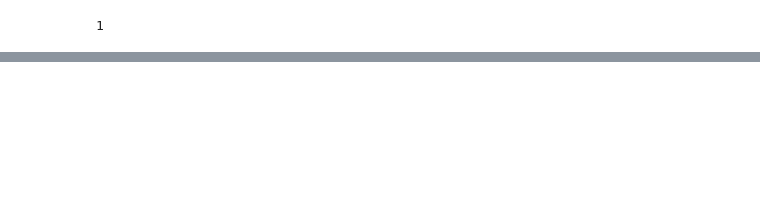
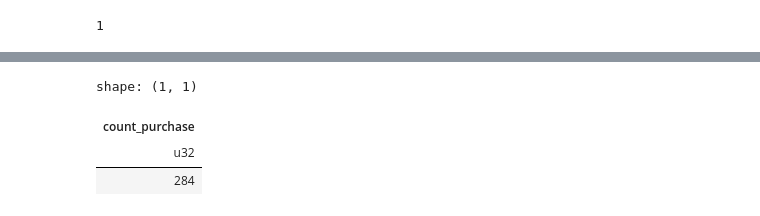
Before and after one commit to almayor/lavka-rs-contest, a Jupyter notebook: homework.ipynb, the cells around one changed output, grey strips where cells are left out. Drawn from its saved outputs; the diff is of its cells as text; code cells hidden in the pictures; blank space fills up the shorter version.

```diff
--- a/homework.ipynb
+++ b/homework.ipynb
@@ -440,3 +439,16 @@ train_features, train_target = ff.generate_batch(
+# %%
+train_df.filter(
+        pl.col('action_type') == "AT_Purchase"
+    ).group_by(
+        'user_id', 'product_id'
+    ).agg(
+        pl.len().alias('count_purchase')
+    ).select(pl.col('count_purchase').max())
+# %% [output]
+shape: (1, 1)
+| count_purchase |
+| u32 |
+| 284 |
 # %%
 train_features.head()
 # %% [output]
```
Also changed, not shown: parts of 10 cells of this notebook, 8 other files.
